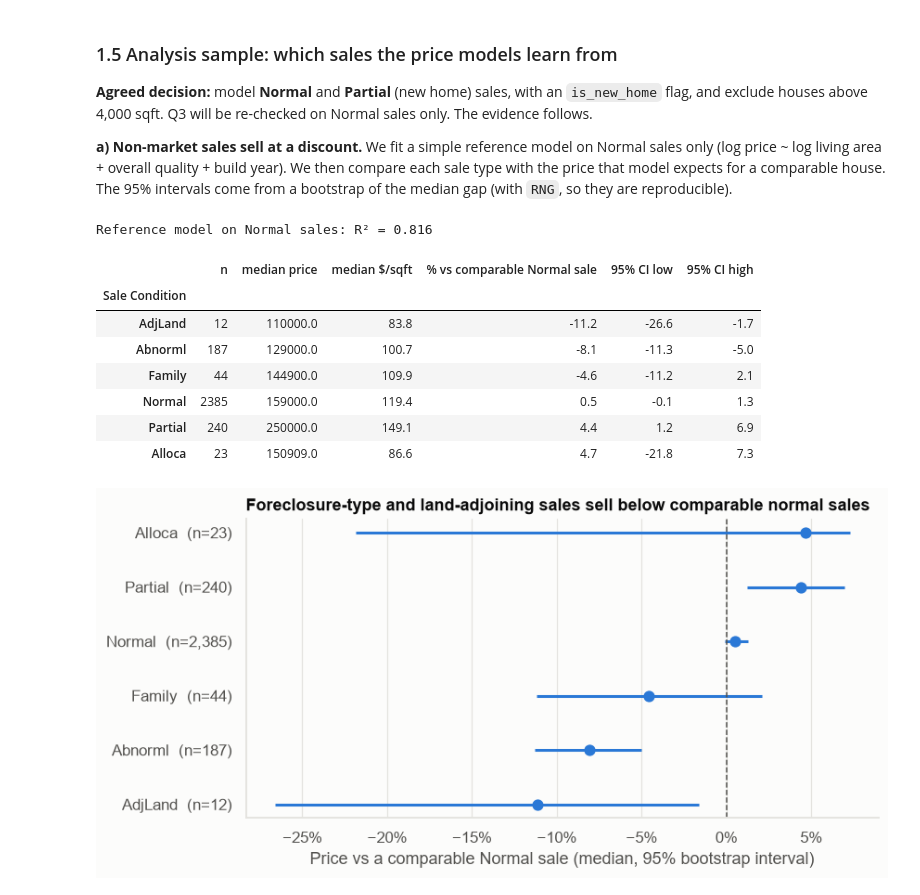
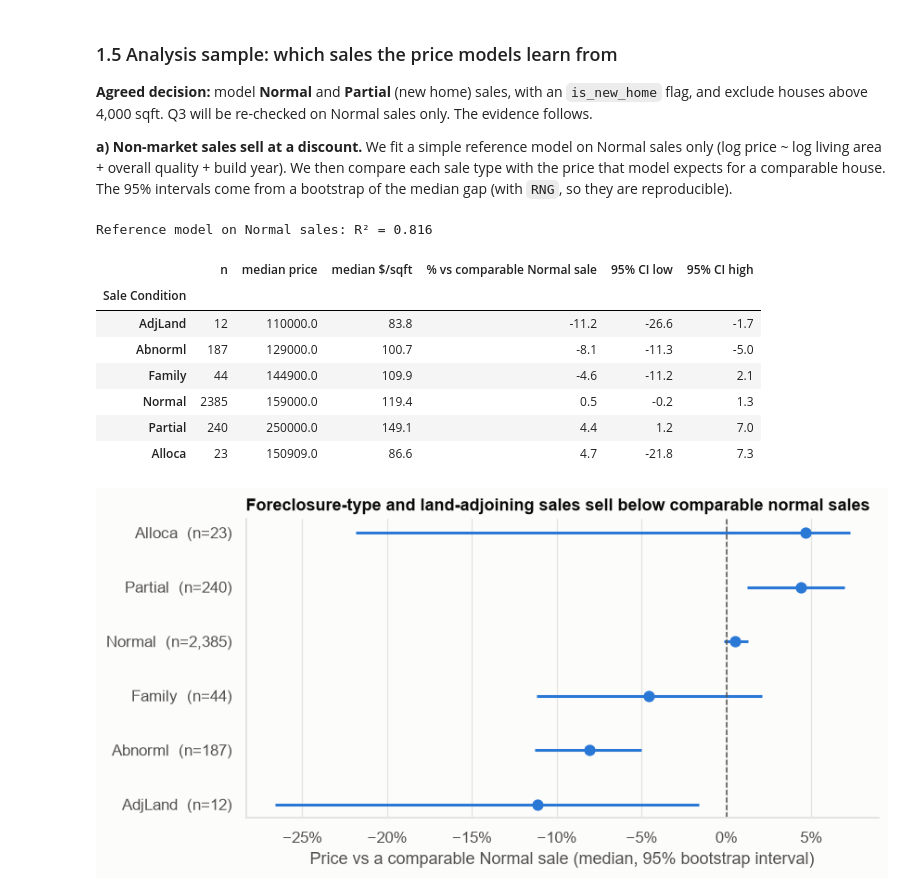
Before and after one commit to daniosp/final-proyect-ml, a Jupyter notebook: main/clearview_analysis.ipynb, the cells around one changed output. Cells and saved outputs as stored; diff of their text form; code cells hidden in the pictures.

```diff
--- a/main/clearview_analysis.ipynb
+++ b/main/clearview_analysis.ipynb
@@ -33,6 +33,7 @@ import os
 import random
 import re
 import sys
+import zlib
 from pathlib import Path
 
 import matplotlib
@@ -42,13 +43,28 @@ import numpy as np
 import pandas as pd
 import seaborn as sns
 import sklearn
+import lightgbm
 import statsmodels.api as sm
 
 # --- Reproducibility -------------------------------------------------------
+# Results are only guaranteed inside the project's uv environment (Python 3.12 + uv.lock).
+assert sys.version_info[:2] == (3, 12), (
+    f"Python {sys.version.split()[0]} detected: run this notebook with the project's uv environment "
+    "(`uv sync`, then select the .venv kernel or use `uv run jupyter ...`). See README.")
 SEED = 42
 random.seed(SEED)
 np.random.seed(SEED)              # legacy global state, for libraries that still use it
-RNG = np.random.default_rng(SEED) # preferred generator for our own sampling/bootstrap
+
+
+def rng_for(task):
+    """Independent, reproducible random generator for one named task (bootstrap, permutation...).
+
+    Seeded from SEED and the task name, so the result does not depend on which cells ran before.
+    Calling it twice with the same name gives the same random draws (used to compare models on
+    identical bootstrap samples).
+    """
+    return np.random.default_rng([SEED, zlib.crc32(task.encode())])
+
 # Inherited by any worker subprocesses (e.g. joblib). It cannot change hashing in the
 # already-running kernel, and none of our results depend on that.
 os.environ["PYTHONHASHSEED"] = str(SEED)
@@ -88,6 +104,6 @@ def save_fig(fig, name):
 
 
 print(f"Python {sys.version.split()[0]} | pandas {pd.__version__} | numpy {np.__version__} | "
-      f"scikit-learn {sklearn.__version__} | matplotlib {matplotlib.__version__}")
+      f"scikit-learn {sklearn.__version__} | lightgbm {lightgbm.__version__} | matplotlib {matplotlib.__version__}")
 print(f"Project root: {ROOT}")
 # %% [output]
@@ -753,37 +780,37 @@ quality_log
 # %%
 ref = df.dropna(subset=["Gr Liv Area", "Overall Qual", "Year Built"]).copy()
 X_ref = sm.add_constant(np.column_stack([np.log(ref["Gr Liv Area"]), ref["Overall Qual"], ref["Year Built"]]))
 y_ref = np.log(ref["SalePrice"].to_numpy())
 is_normal = ref["Sale Condition"].eq("Normal").to_numpy()
 ref_fit = sm.OLS(y_ref[is_normal], X_ref[is_normal]).fit()
 ref["gap"] = y_ref - ref_fit.predict(X_ref)
 
 
-def bootstrap_median(x, n_boot=2000):
+def bootstrap_median(x, rng, n_boot=2000):
     x = np.asarray(x)
-    meds = np.median(x[RNG.integers(0, len(x), size=(n_boot, len(x)))], axis=1)
+    meds = np.median(x[rng.integers(0, len(x), size=(n_boot, len(x)))], axis=1)
     return np.percentile(meds, [2.5, 97.5])
 
 
 rows = []
 for cond, g in ref.groupby("Sale Condition"):
-    lo, hi = bootstrap_median(g["gap"])
+    lo, hi = bootstrap_median(g["gap"], rng_for(f"1.5 sale condition bootstrap: {cond}"))
     rows.append({"Sale Condition": cond, "n": len(g), "median price": g["SalePrice"].median(),
                  "median $/sqft": (g["SalePrice"] / g["Gr Liv Area"]).median(),
                  "% vs comparable Normal sale": 100 * np.expm1(g["gap"].median()),
                  "95% CI low": 100 * np.expm1(lo), "95% CI high": 100 * np.expm1(hi)})
 cond_effect = pd.DataFrame(rows).set_index("Sale Condition").sort_values("% vs comparable Normal sale")
 print(f"Reference model on Normal sales: R² = {ref_fit.rsquared:.3f}")
 cond_effect.round(1)
 # %% [output]
 Reference model on Normal sales: R² = 0.816
 |  | n | median price | median $/sqft | % vs comparable Normal sale | 95% CI low | 95% CI high |
 | Sale Condition |  |  |  |  |  |  |
 | AdjLand | 12 | 110000.0 | 83.8 | -11.2 | -26.6 | -1.7 |
 | Abnorml | 187 | 129000.0 | 100.7 | -8.1 | -11.3 | -5.0 |
 | Family | 44 | 144900.0 | 109.9 | -4.6 | -11.2 | 2.1 |
-| Normal | 2385 | 159000.0 | 119.4 | 0.5 | -0.1 | 1.3 |
-| Partial | 240 | 250000.0 | 149.1 | 4.4 | 1.2 | 6.9 |
+| Normal | 2385 | 159000.0 | 119.4 | 0.5 | -0.2 | 1.3 |
+| Partial | 240 | 250000.0 | 149.1 | 4.4 | 1.2 | 7.0 |
 | Alloca | 23 | 150909.0 | 86.6 | 4.7 | -21.8 | 7.3 |
 # %%
 t = cond_effect.sort_values("% vs comparable Normal sale")
```
Also changed, not shown: parts of 7 cells of this notebook, 11 other files.
